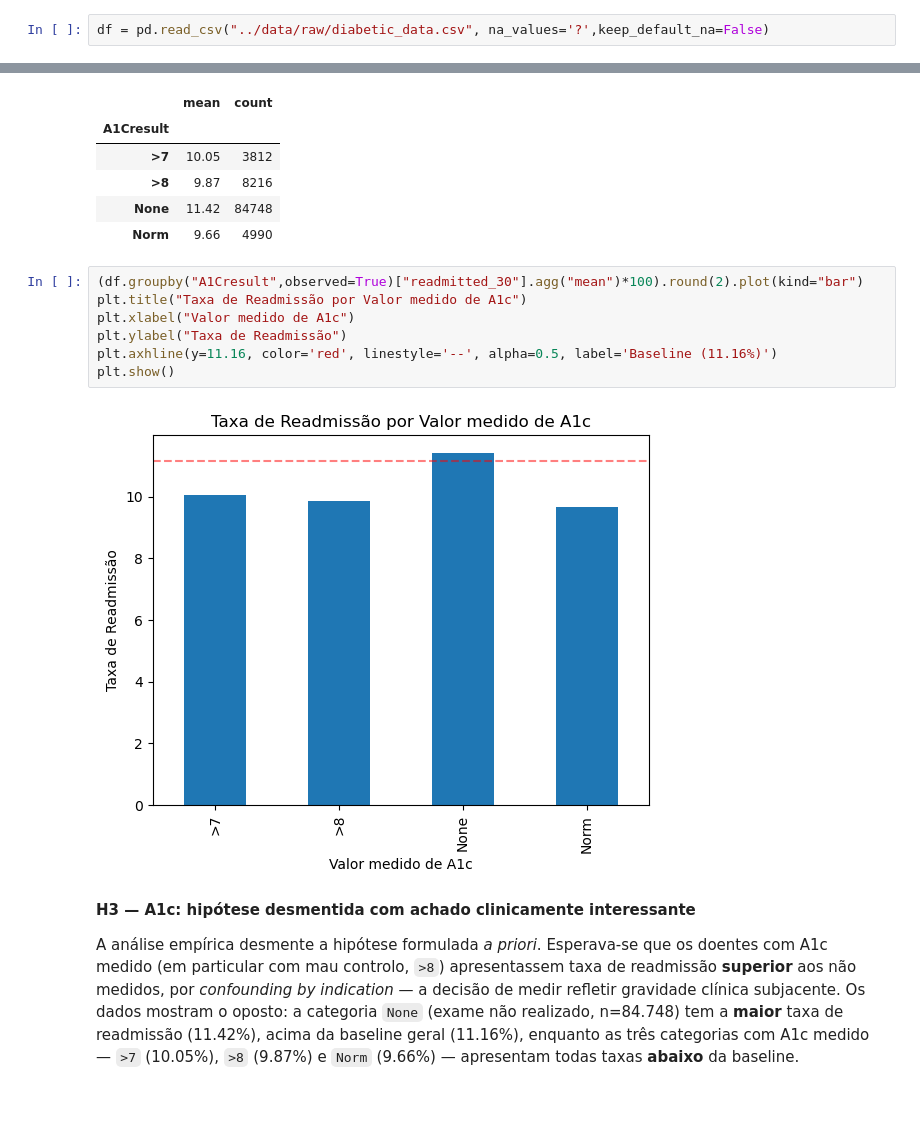
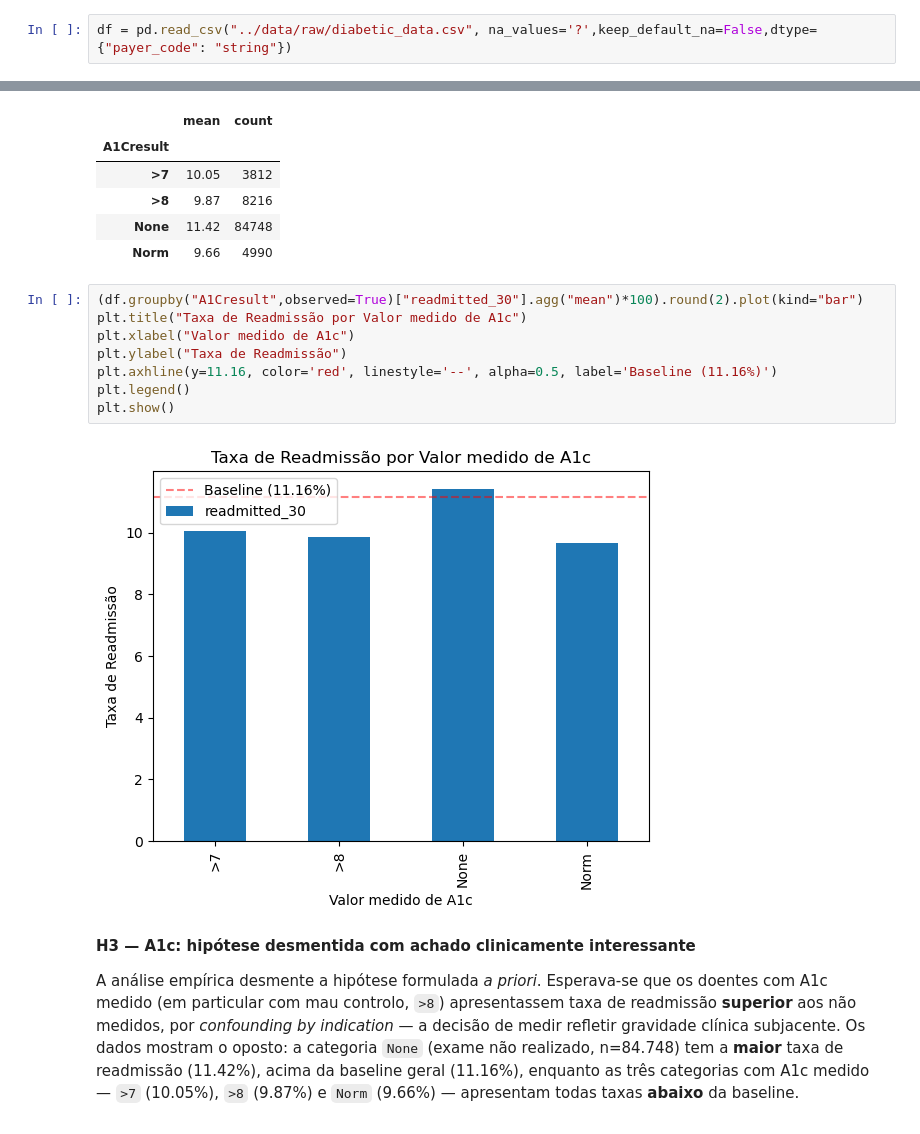
Before and after one commit to vvfpint0/diabetes-readmission-prediction, a Jupyter notebook: notebooks/01_EDA.ipynb, the cells around one changed output, grey strips where cells are left out. Cells and saved outputs as stored; diff of their text form.

```diff
--- a/notebooks/01_EDA.ipynb
+++ b/notebooks/01_EDA.ipynb
@@ -15,4 +15,4 @@ print(pd.__version__)
 # %% [markdown]
 ## 2. Inspeção inicial e estrutura
 # %%
-df = pd.read_csv("../data/raw/diabetic_data.csv", na_values='?',keep_default_na=False)
+df = pd.read_csv("../data/raw/diabetic_data.csv", na_values='?',keep_default_na=False,dtype={"payer_code": "string"})
@@ -661,12 +651,13 @@ Name: A1Cresult, dtype: object
 # %%
 (df.groupby("A1Cresult",observed=True)["readmitted_30"].agg("mean")*100).round(2).plot(kind="bar")
 plt.title("Taxa de Readmissão por Valor medido de A1c")
 plt.xlabel("Valor medido de A1c")
 plt.ylabel("Taxa de Readmissão")
 plt.axhline(y=11.16, color='red', linestyle='--', alpha=0.5, label='Baseline (11.16%)')
+plt.legend()
 plt.show()
 # %% [output]
-[figure, old version]
+[figure, new version]
 # %% [markdown]
 **H3 — A1c: hipótese desmentida com achado clinicamente interessante**
 
```
Also changed, not shown: parts of 6 cells of this notebook.
